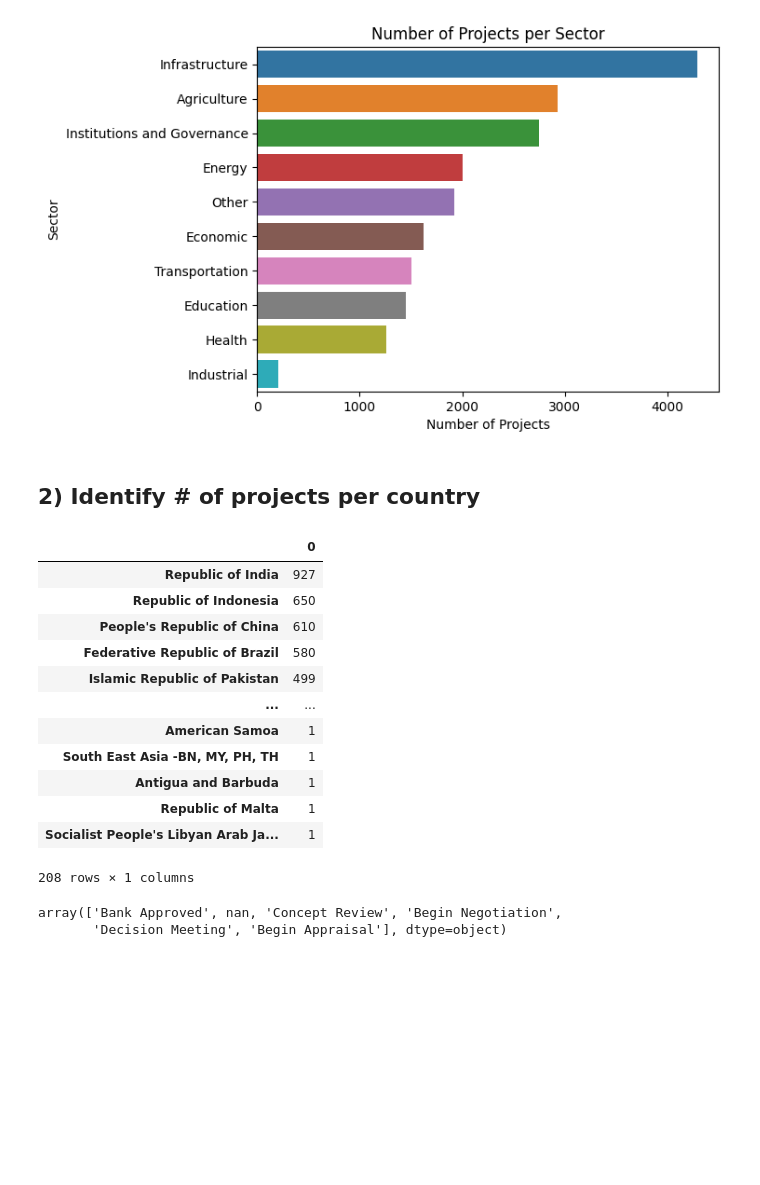
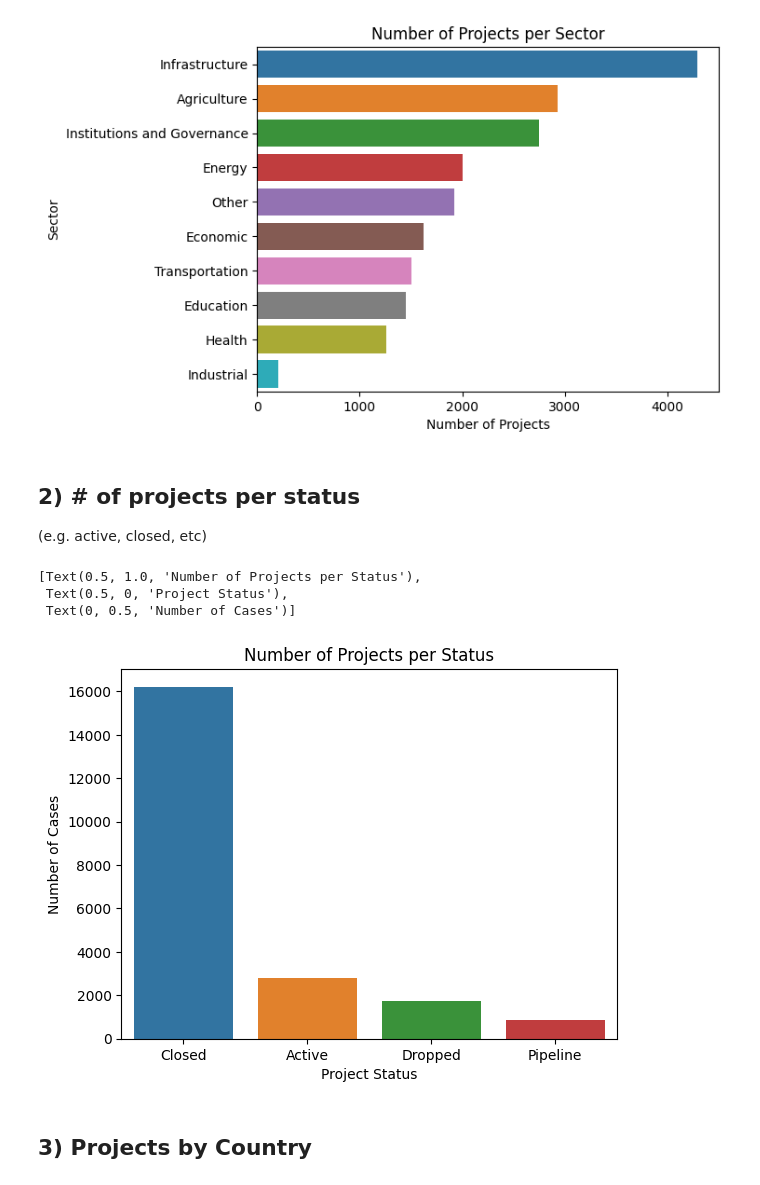
Before and after one commit to ababber19/SWUH, a Jupyter notebook: Graphs.ipynb, the cells around one changed output. Drawn from its saved outputs; the diff is of its cells as text; code cells hidden in the pictures; blank space fills up the shorter version.

Commit message:
Add more graphs

```diff
--- a/Graphs.ipynb
+++ b/Graphs.ipynb
@@ -32,27 +32,19 @@ sector_plot.set(xlabel="Number of Projects", ylabel="Sector", title="Number of P
 
 # plt.show()
 # %% [markdown]
-## 2) Identify # of projects per country
+## 2) # of projects per status
+(e.g. active, closed, etc)
+# %%
+proj_status = projects["Project Status"].value_counts()
+# %%
+proj_status_plot = sns.barplot(x=proj_status.keys(), y=proj_status.values)
+proj_status_plot.set(title="Number of Projects per Status", xlabel="Project Status", ylabel="Number of Cases")
+# %% [output]
+[Text(0.5, 1.0, 'Number of Projects per Status'),
+ Text(0.5, 0, 'Project Status'),
+ Text(0, 0.5, 'Number of Cases')]
+[figure, added]
+# %% [markdown]
+## 3) Projects by Country
 # %%
-country = projects['Country'].value_counts().to_dict()
-pd.DataFrame.from_dict(country, orient="index")
+country = projects['Country'].value_counts()[:10].to_dict()
-# %% [output]
-|  | 0 |
-| Republic of India | 927 |
-| Republic of Indonesia | 650 |
-| People's Republic of China | 610 |
-| Federative Republic of Brazil | 580 |
-| Islamic Republic of Pakistan | 499 |
-| ... | ... |
-| American Samoa | 1 |
-| South East Asia -BN, MY, PH, TH | 1 |
-| Antigua and Barbuda | 1 |
-| Republic of Malta | 1 |
-| Socialist People's Libyan Arab Ja... | 1 |
-208 rows × 1 columns
-# %%
-temp = projects[projects["Project Status"]=="Closed"]
-temp["Last Stage Reached Name"].unique()
-# %% [output]
-array(['Bank Approved', nan, 'Concept Review', 'Begin Negotiation',
-       'Decision Meeting', 'Begin Appraisal'], dtype=object)
```
Also changed, not shown: parts of 2 cells of this notebook, 1 other file.
